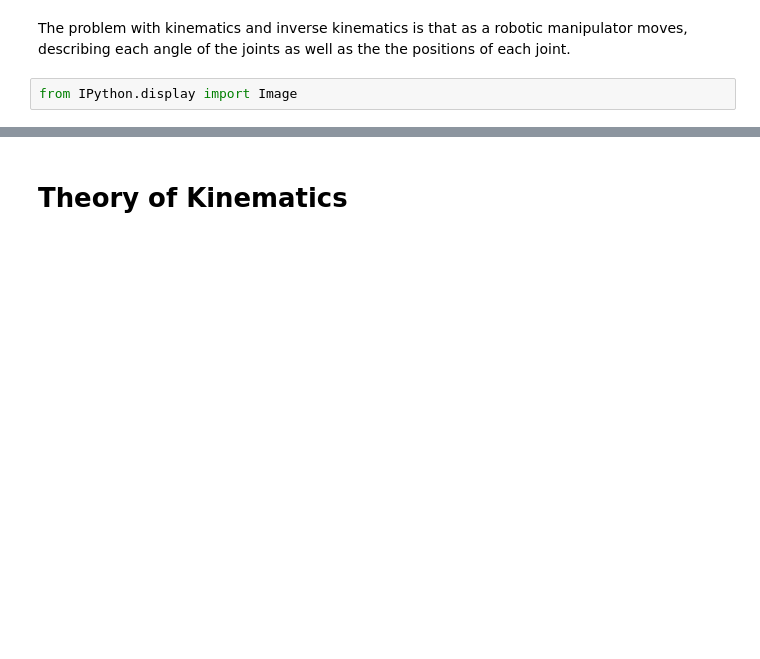
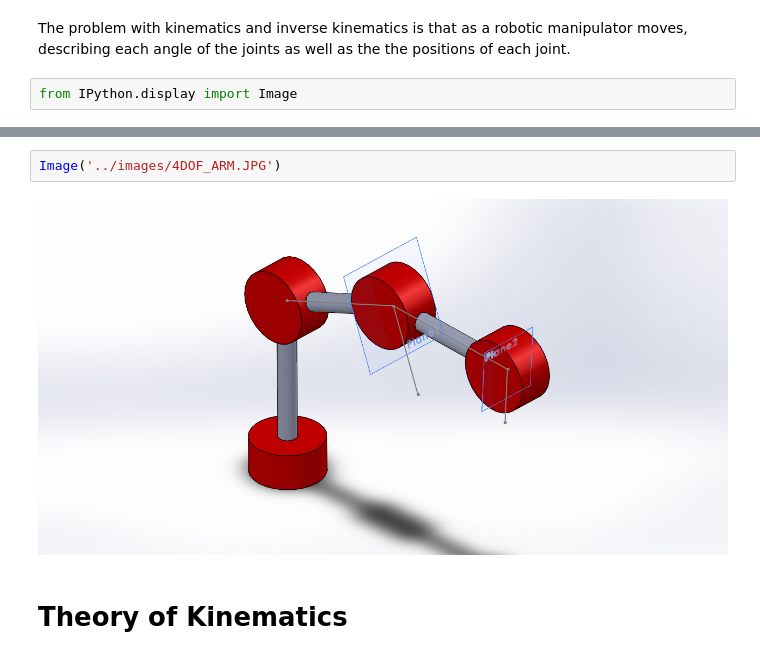
Before and after one commit to CoroBot/CoroBotTutorials, a Jupyter notebook: Kinematics/Kinematics Introduction.ipynb, the cells around one changed output, grey strips where cells are left out. Saved outputs shown, nothing was run; the diff lists cells and outputs as text; blank space fills up the shorter version.

```diff
--- a/Kinematics/Kinematics Introduction.ipynb
+++ b/Kinematics/Kinematics Introduction.ipynb
@@ -15,3 +11,7 @@ Image('insert path to image here')
+# %%
+Image('../images/4DOF_ARM.JPG')
+# %% [output]
+[figure, added]
 # %% [markdown]
 # Theory of Kinematics
 # %% [markdown]
```
Also changed, not shown: parts of 12 cells of this notebook, 2 other files.
